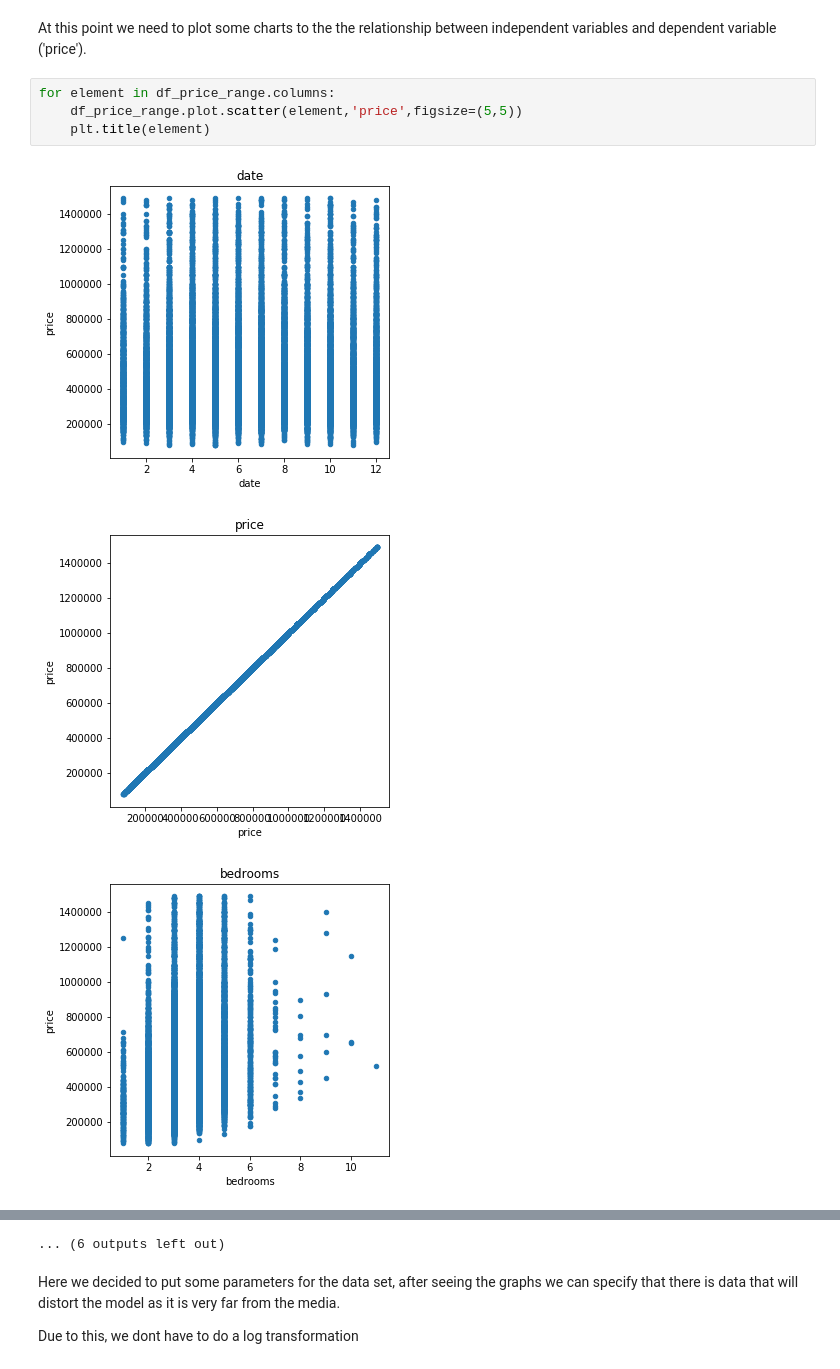
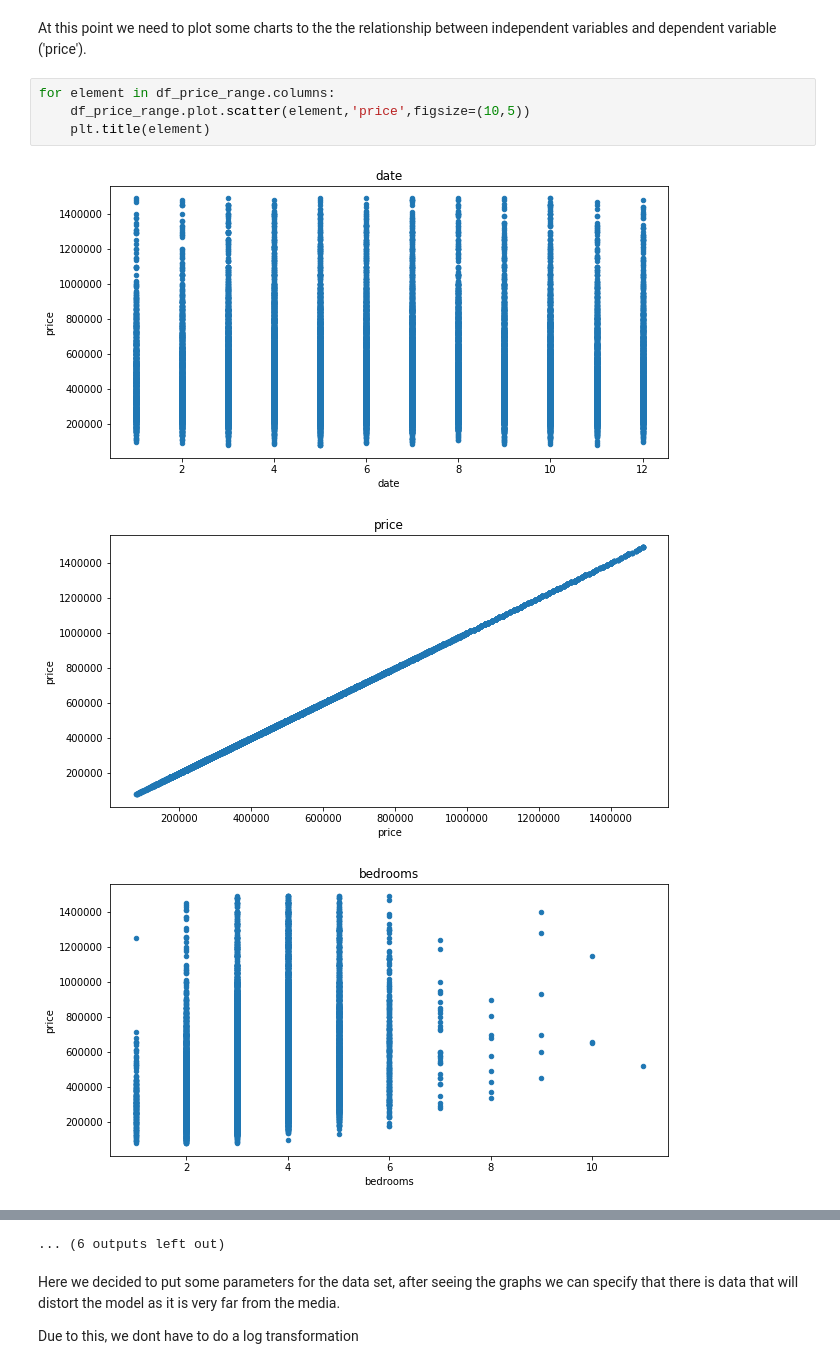
Before and after one commit to diegovallejossalas/Module-1-project, a Jupyter notebook: student.ipynb, the cells around one changed output, grey strips where cells are left out. Cells and saved outputs as stored; diff of their text form.

```diff
--- a/student.ipynb
+++ b/student.ipynb
@@ -492,9 +509,9 @@ df_price_range.head()
 At this point we need to plot some charts to the the relationship between independent variables and dependent variable ('price').
 # %%
 for element in df_price_range.columns:
-    df_price_range.plot.scatter(element,'price',figsize=(5,5))
+    df_price_range.plot.scatter(element,'price',figsize=(10,5))
     plt.title(element)
 # %% [output]
-[figure, old version]
+[figure, new version]
-[figure, old version]
+[figure, new version]
-[figure, old version]
+[figure, new version]
```
Also changed, not shown: parts of 25 cells of this notebook.
